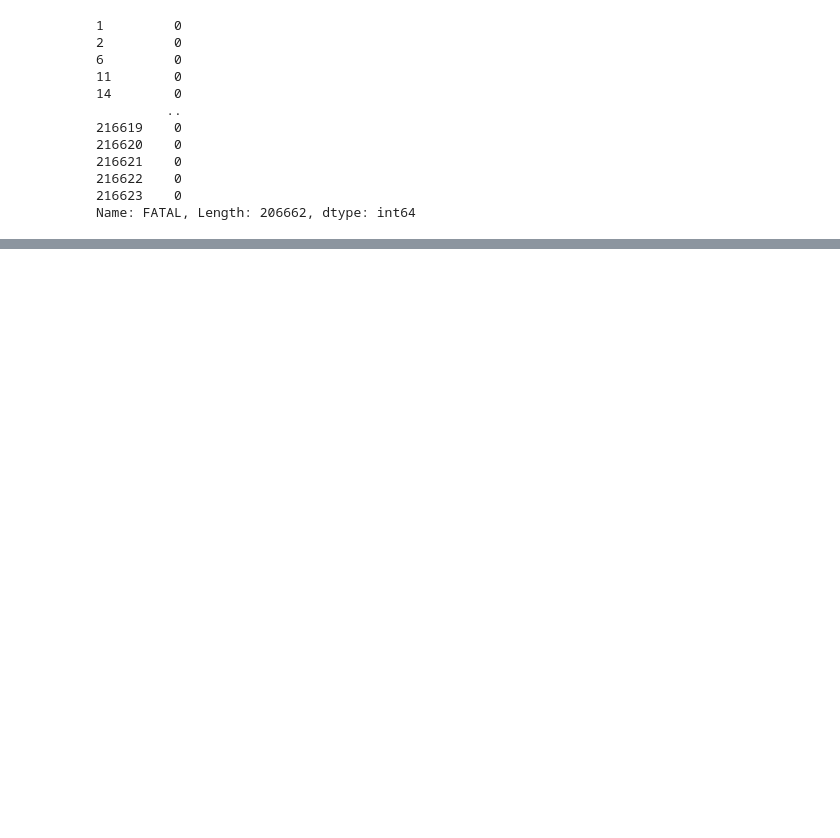
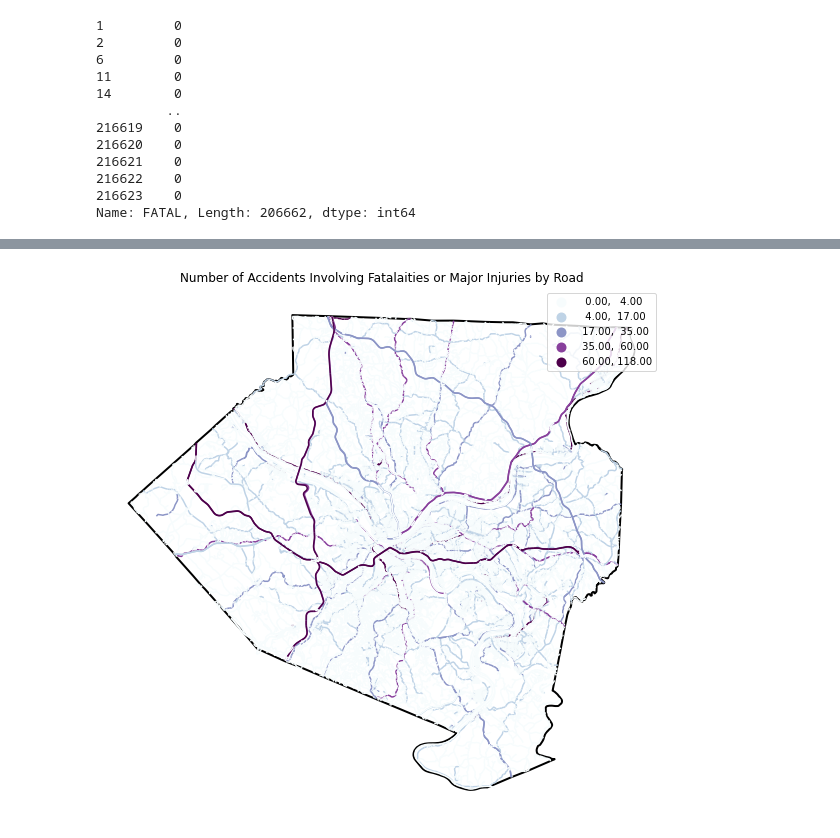
Before and after one commit to abhilashbiswas/road_accident_analysis, a Jupyter notebook: maps/geo_analysis.ipynb, the cells around one changed output, grey strips where cells are left out. Saved outputs shown, nothing was run; the diff lists cells and outputs as text; code cells hidden in the pictures; blank space fills up the shorter version.

```diff
--- a/maps/geo_analysis.ipynb
+++ b/maps/geo_analysis.ipynb
@@ -67,0 +85,9 @@ def to_geojson():
+# %%
+fig, ax = plt.subplots(figsize=(10,10))
+road_acc_counts.plot('NUM_FATAL_OR_MAJ_INJ', ax=ax, lw=1.5, scheme='naturalbreaks', cmap='BuPu', legend=True)
+allegheny_county.plot(ax=ax, facecolor='None', edgecolor='black', lw=2)
+plt.axis('off')
+plt.title('Number of Accidents Involving Fatalaities or Major Injuries by Road')
+plt.show()
+# %% [output]
+[figure, added]
```
Also changed, not shown: parts of 9 cells of this notebook.
